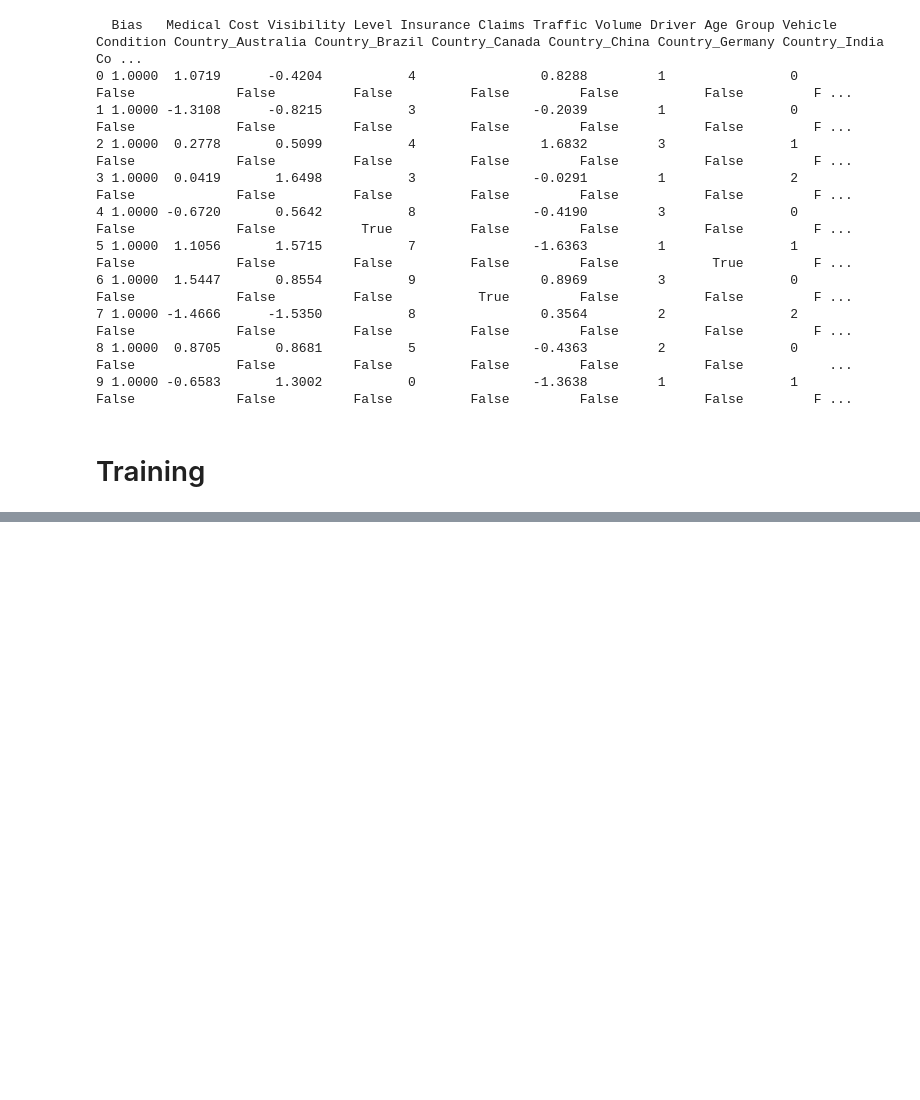
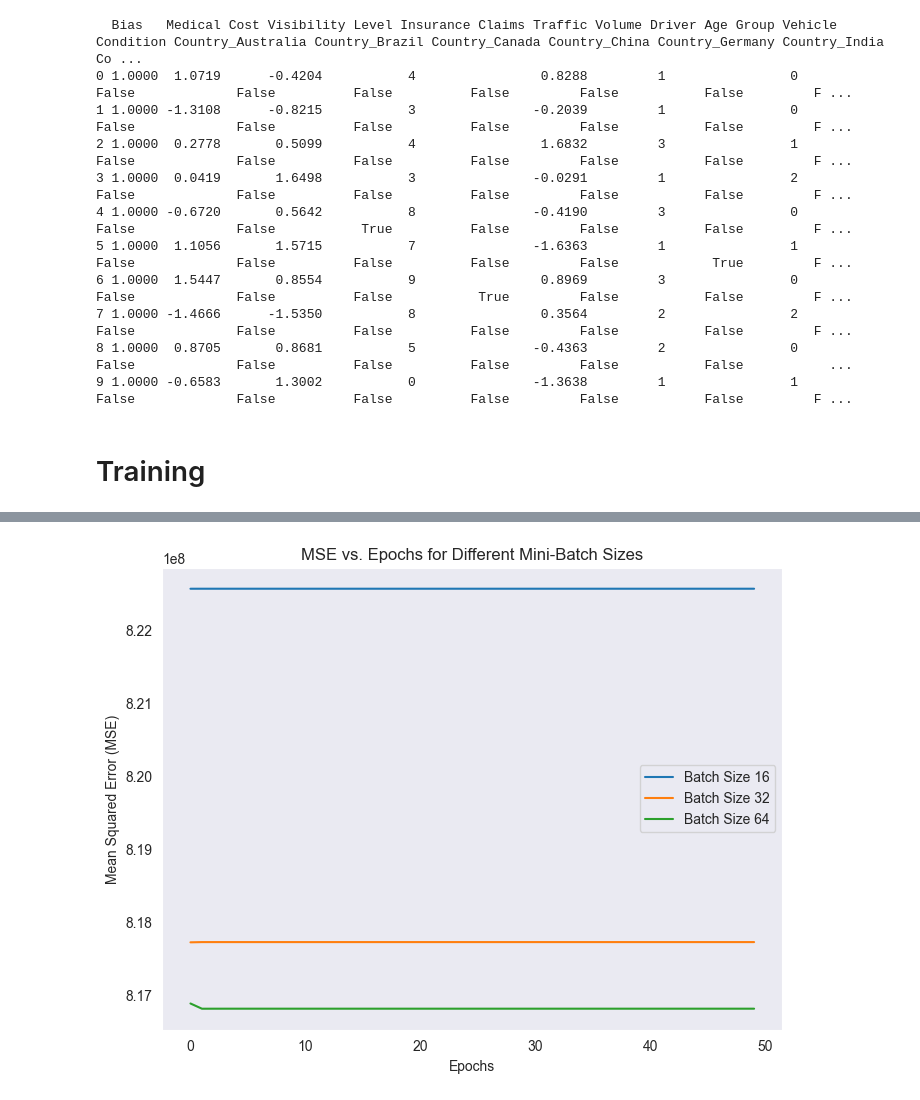
Before and after one commit to muhammadsaadx/Linear-Regression-from-Scratch, a Jupyter notebook: LinearRegression.ipynb, the cells around one changed output, grey strips where cells are left out. Drawn from its saved outputs; the diff is of its cells as text; code cells hidden in the pictures; blank space fills up the shorter version.

Commit message:
added other gradient descents

```diff
--- a/LinearRegression.ipynb
+++ b/LinearRegression.ipynb
@@ -500,0 +348,21 @@ plt.show()
+# %%
+# Stochastic Gradient Descent (SGD)
+loss_history_sgd = []
+theta_sgd = np.copy(theta)
+
+for epoch in range(epochs):
+    for i in range(m):
+        rand_index = np.random.randint(m)  # Pick a random sample
+        X_sample = X_train[rand_index].reshape(1, -1)
+        y_sample = y_train[rand_index].reshape(-1, 1)
+
+        y_pred = np.dot(X_sample, theta_sgd)
+        error = y_pred - y_sample
+        gradients = X_sample.T @ error
+        theta_sgd -= learning_rate * gradients.astype(np.float64)
+
+    mse = np.mean((np.dot(X_train, theta_sgd) - y_train) ** 2)
+    loss_history_sgd.append(mse)
+
+    if epoch % 100 == 0:
+        print(f"SGD Epoch {epoch}: MSE = {mse}")
@@ -500,0 +402,6 @@ plt.show()
+# %%
+import numpy as np
+
+# Print final theta values for each batch size
+for batch_size, loss in loss_histories.items():
+    print(f"Final theta for batch size {batch_size}:\n", theta_mbgd)
@@ -500,0 +426,15 @@ plt.show()
+# %%
+# Plot loss curves for different batch sizes
+plt.figure(figsize=(8, 6))
+
+for batch_size, loss_history in loss_histories.items():
+    plt.plot(range(epochs), loss_history, label=f"Batch Size {batch_size}")
+
+plt.xlabel("Epochs")
+plt.ylabel("Mean Squared Error (MSE)")
+plt.title("MSE vs. Epochs for Different Mini-Batch Sizes")
+plt.legend()
+plt.grid()
+plt.show()
+# %% [output]
+[figure, added]
```
Also changed, not shown: parts of 19 cells of this notebook.
